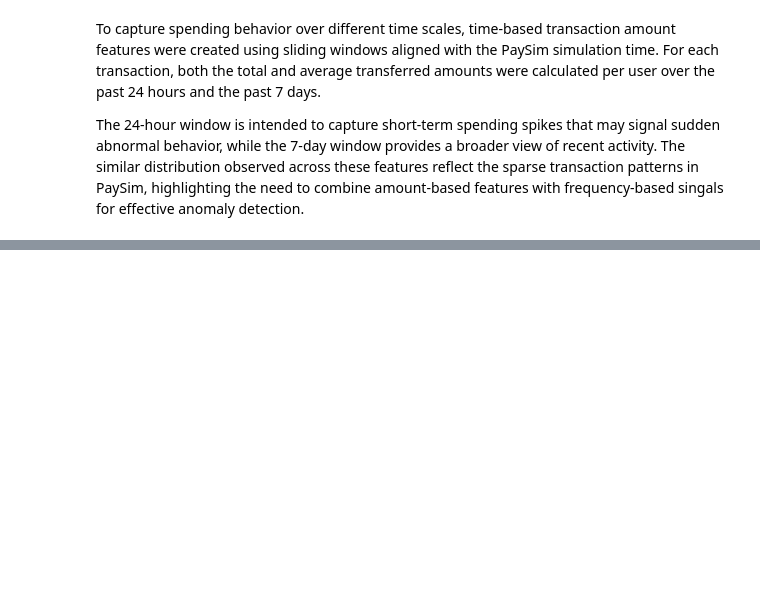
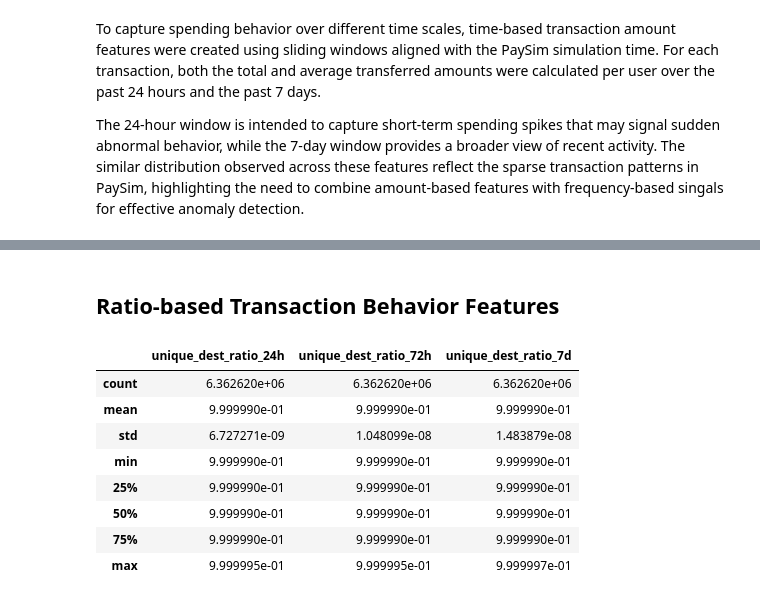
Before and after one commit to thisisehyas/Financial-Fraud-Detection-System, a Jupyter notebook: notebooks/feature_engineering.ipynb, the cells around one changed output, grey strips where cells are left out. Drawn from its saved outputs; the diff is of its cells as text; code cells hidden in the pictures; blank space fills up the shorter version.

Commit message:
feat: add transaction diversity and interaction features

```diff
--- a/notebooks/feature_engineering.ipynb
+++ b/notebooks/feature_engineering.ipynb
@@ -191,0 +272,28 @@ The 24-hour window is intended to capture short-term spending spikes that may si
+# %% [markdown]
+## Ratio-based Transaction Behavior Features
+# %%
+eps = 1e-6  # safety
+
+windows = ["24h", "72h", "7d"]
+
+for w in windows:
+    paysim[f"unique_dest_ratio_{w}"] = (
+        paysim[f"unique_dest_last_{w}"] /
+        (paysim[f"tx_count_last_{w}"] + eps)
+    )
+# %%
+paysim[[
+    "unique_dest_ratio_24h",
+    "unique_dest_ratio_72h",
+    "unique_dest_ratio_7d"
+]].describe()
+# %% [output]
+|  | unique_dest_ratio_24h | unique_dest_ratio_72h | unique_dest_ratio_7d |
+| count | 6.362620e+06 | 6.362620e+06 | 6.362620e+06 |
+| mean | 9.999990e-01 | 9.999990e-01 | 9.999990e-01 |
+| std | 6.727271e-09 | 1.048099e-08 | 1.483879e-08 |
+| min | 9.999990e-01 | 9.999990e-01 | 9.999990e-01 |
+| 25% | 9.999990e-01 | 9.999990e-01 | 9.999990e-01 |
+| 50% | 9.999990e-01 | 9.999990e-01 | 9.999990e-01 |
+| 75% | 9.999990e-01 | 9.999990e-01 | 9.999990e-01 |
+| max | 9.999995e-01 | 9.999995e-01 | 9.999997e-01 |
```
Also changed, not shown: parts of 14 cells of this notebook.
